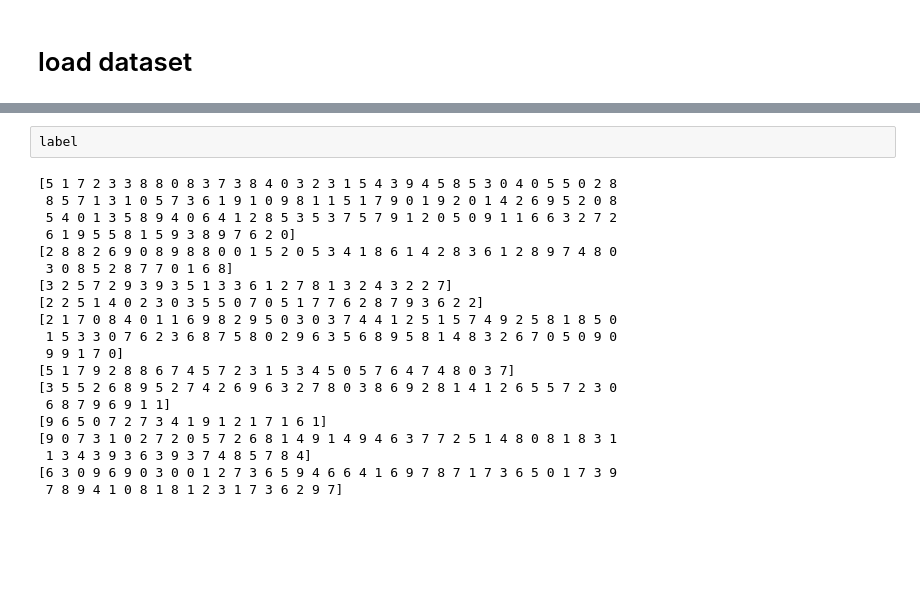
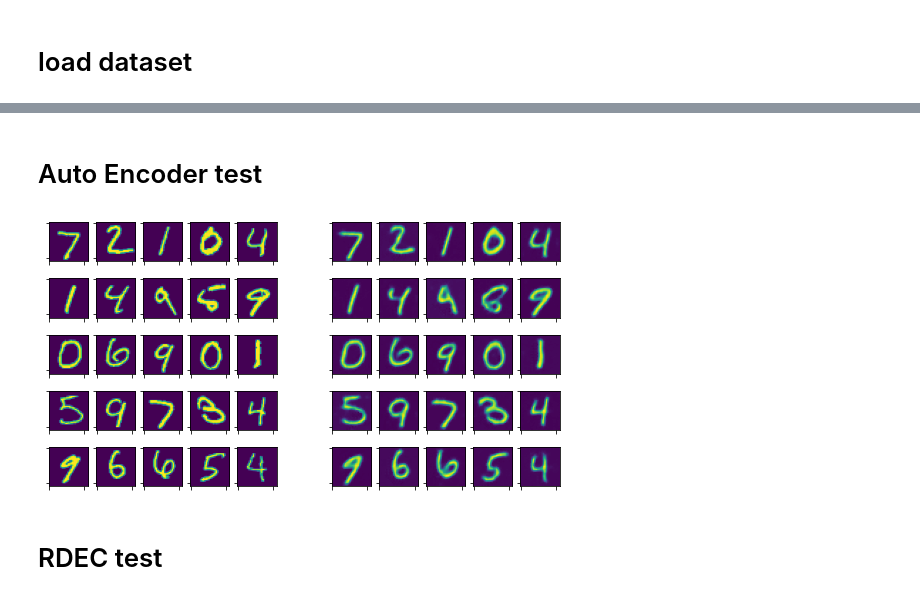
Before and after one commit to at-ima/PyTorch-Tutorial-RDEC, a Jupyter notebook: notebooks/03_test.ipynb, the cells around one changed output, grey strips where cells are left out. Cells and saved outputs as stored; diff of their text form; code cells hidden in the pictures; blank space fills up the shorter version.

Commit message:
add graph script

```diff
--- a/notebooks/03_test.ipynb
+++ b/notebooks/03_test.ipynb
@@ -51,0 +55,5 @@ model.load_state_dict(torch.load(weight_path))
+# %%
+auto_encoder = AutoEncoder(encoder_layers, decoder_layers,
+                           base_unit_num, emb_dim)
+auto_encoder.encoder.load_state_dict(torch.load(enc_weight_path))
+auto_encoder.decoder.load_state_dict(torch.load(dec_weight_path))
@@ -52,5 +64,8 @@ model.load_state_dict(torch.load(weight_path))
 # %%
+imgs_list = []
+labels_list = []
 for imgs, labels in dataloaders['test']:
-    break
+    imgs_list.append(imgs)
+    labels_list.append(labels)
+imgs = torch.cat(imgs_list, 0)
+labels = torch.cat(labels_list, 0)
-# %%
-idx = 1
@@ -60,2 +71,0 @@ plt.imshow(imgs[idx, 0].numpy())
-# %% [raw]
-label
@@ -65,23 +72,21 @@ pred = q.argmax(1)
-# %%
-for i in range(num_clusters):
-    print(label[pred==i].numpy())
-# %% [output]
-[5 1 7 2 3 3 8 8 0 8 3 7 3 8 4 0 3 2 3 1 5 4 3 9 4 5 8 5 3 0 4 0 5 5 0 2 8
- 8 5 7 1 3 1 0 5 7 3 6 1 9 1 0 9 8 1 1 5 1 7 9 0 1 9 2 0 1 4 2 6 9 5 2 0 8
- 5 4 0 1 3 5 8 9 4 0 6 4 1 2 8 5 3 5 3 7 5 7 9 1 2 0 5 0 9 1 1 6 6 3 2 7 2
- 6 1 9 5 5 8 1 5 9 3 8 9 7 6 2 0]
-[2 8 8 2 6 9 0 8 9 8 8 0 0 1 5 2 0 5 3 4 1 8 6 1 4 2 8 3 6 1 2 8 9 7 4 8 0
- 3 0 8 5 2 8 7 7 0 1 6 8]
-[3 2 5 7 2 9 3 9 3 5 1 3 3 6 1 2 7 8 1 3 2 4 3 2 2 7]
-[2 2 5 1 4 0 2 3 0 3 5 5 0 7 0 5 1 7 7 6 2 8 7 9 3 6 2 2]
-[2 1 7 0 8 4 0 1 1 6 9 8 2 9 5 0 3 0 3 7 4 4 1 2 5 1 5 7 4 9 2 5 8 1 8 5 0
- 1 5 3 3 0 7 6 2 3 6 8 7 5 8 0 2 9 6 3 5 6 8 9 5 8 1 4 8 3 2 6 7 0 5 0 9 0
- 9 9 1 7 0]
-[5 1 7 9 2 8 8 6 7 4 5 7 2 3 1 5 3 4 5 0 5 7 6 4 7 4 8 0 3 7]
-[3 5 5 2 6 8 9 5 2 7 4 2 6 9 6 3 2 7 8 0 3 8 6 9 2 8 1 4 1 2 6 5 5 7 2 3 0
- 6 8 7 9 6 9 1 1]
-[9 6 5 0 7 2 7 3 4 1 9 1 2 1 7 1 6 1]
-[9 0 7 3 1 0 2 7 2 0 5 7 2 6 8 1 4 9 1 4 9 4 6 3 7 7 2 5 1 4 8 0 8 1 8 3 1
- 1 3 4 3 9 3 6 3 9 3 7 4 8 5 7 8 4]
-[6 3 0 9 6 9 0 3 0 0 1 2 7 3 6 5 9 4 6 6 4 1 6 9 7 8 7 1 7 3 6 5 0 1 7 3 9
- 7 8 9 4 1 0 8 1 8 1 2 3 1 7 3 6 2 9 7]
+# %% [markdown]
+# Auto Encoder test
+# %%
+rec_imgs = auto_encoder(imgs).detach().numpy()
+# %%
+fig = plt.figure(figsize=(10, 5))
+for idx in range(25):
+    ax = fig.add_subplot(5, 12, 7*(idx//5)+1+idx)
+    ax.imshow(imgs[idx, 0].numpy())
+    ax.set_xticklabels([])
+    ax.set_yticklabels([])
+    ax = fig.add_subplot(5, 12, 7*(idx//5)+7+idx)
+    ax.imshow(rec_imgs[idx, 0])
+    ax.set_xticklabels([])
+    ax.set_yticklabels([])
+plt.savefig(f'{output_dir}/graph/rec_img.jpg', bbox_inches='tight', dpi=300)
+plt.close()
+# %% [output]
+[figure, added]
+# %% [markdown]
+# RDEC test
```
Also changed, not shown: parts of 11 cells of this notebook, 3 other files.
